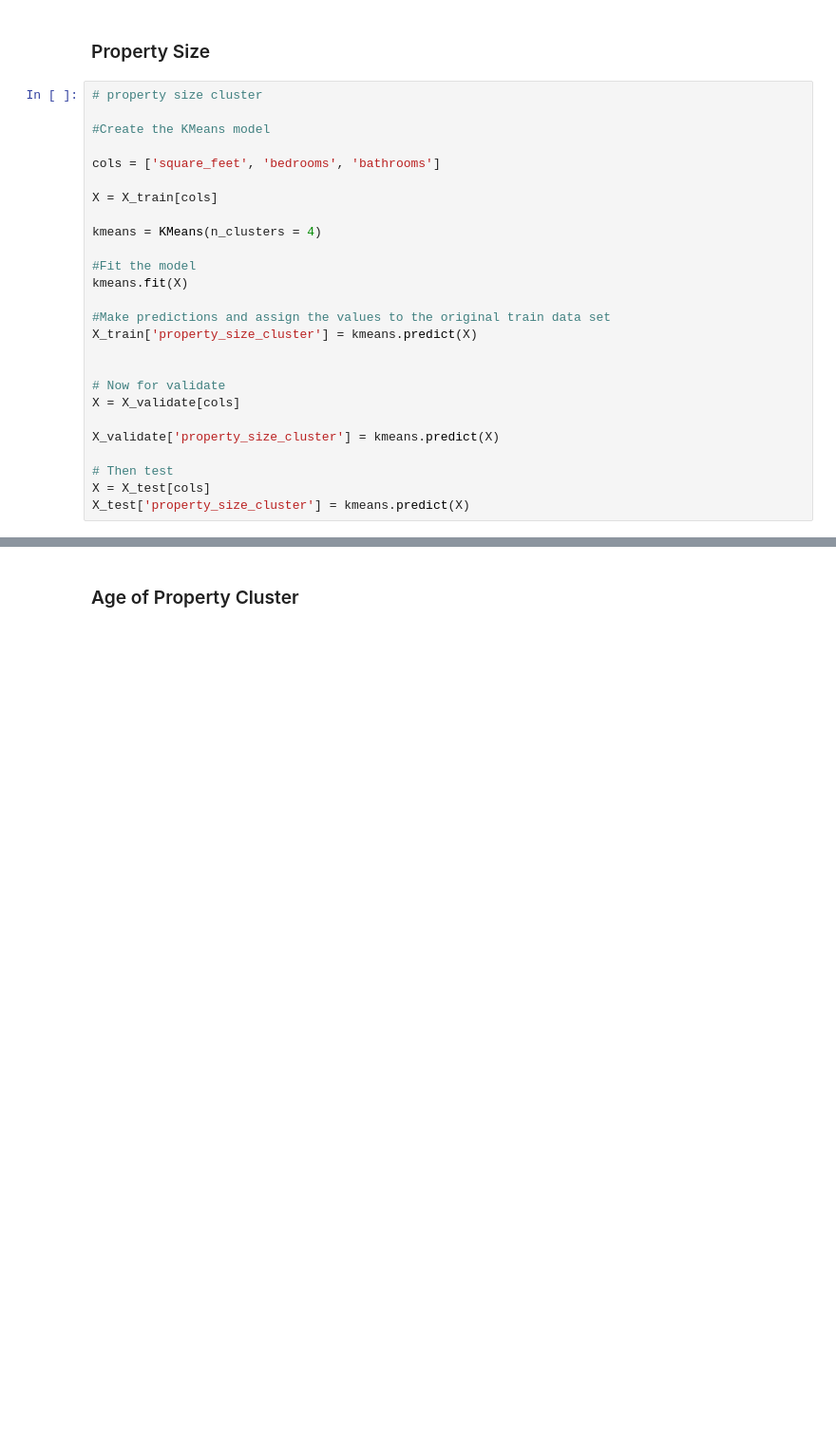
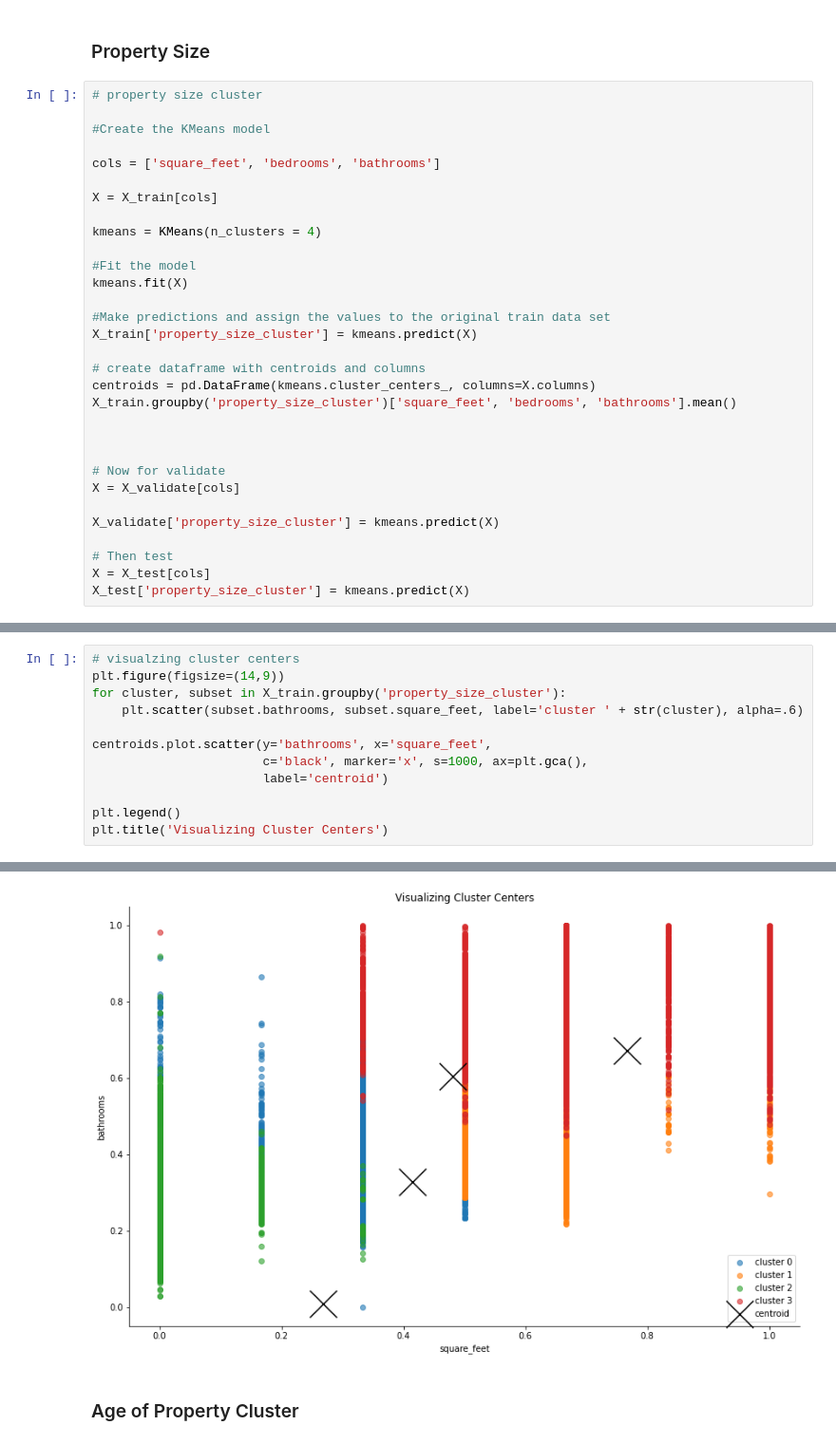
Before and after one commit to DeangeloBowen1/clustering-project, a Jupyter notebook: final_report.ipynb, the cells around one changed output, grey strips where cells are left out. Shown at 95% size. Saved outputs shown, nothing was run; the diff lists cells and outputs as text; blank space fills up the shorter version.

```diff
--- a/final_report.ipynb
+++ b/final_report.ipynb
@@ -497,6 +540,11 @@ kmeans.fit(X)
 #Make predictions and assign the values to the original train data set
 X_train['property_size_cluster'] = kmeans.predict(X)
 
+# create dataframe with centroids and columns
+centroids = pd.DataFrame(kmeans.cluster_centers_, columns=X.columns)
+X_train.groupby('property_size_cluster')['square_feet', 'bedrooms', 'bathrooms'].mean()
+
+
 
 # Now for validate
 X = X_validate[cols]
@@ -508,0 +559,13 @@ X_test['property_size_cluster'] = kmeans.predict(X)
+# %%
+# visualzing cluster centers
+plt.figure(figsize=(14,9))
+for cluster, subset in X_train.groupby('property_size_cluster'):
+    plt.scatter(subset.bathrooms, subset.square_feet, label='cluster ' + str(cluster), alpha=.6)
+
+centroids.plot.scatter(y='bathrooms', x='square_feet',
+                       c='black', marker='x', s=1000, ax=plt.gca(),
+                       label='centroid')
+
+plt.legend()
+plt.title('Visualizing Cluster Centers')
+# %% [output]
@@ -509,3 +573,4 @@ X_test['property_size_cluster'] = kmeans.predict(X)
+[figure, added]
 # %% [markdown]
 ### Age of Property Cluster
 # %%
```
Also changed, not shown: parts of 37 cells of this notebook.
